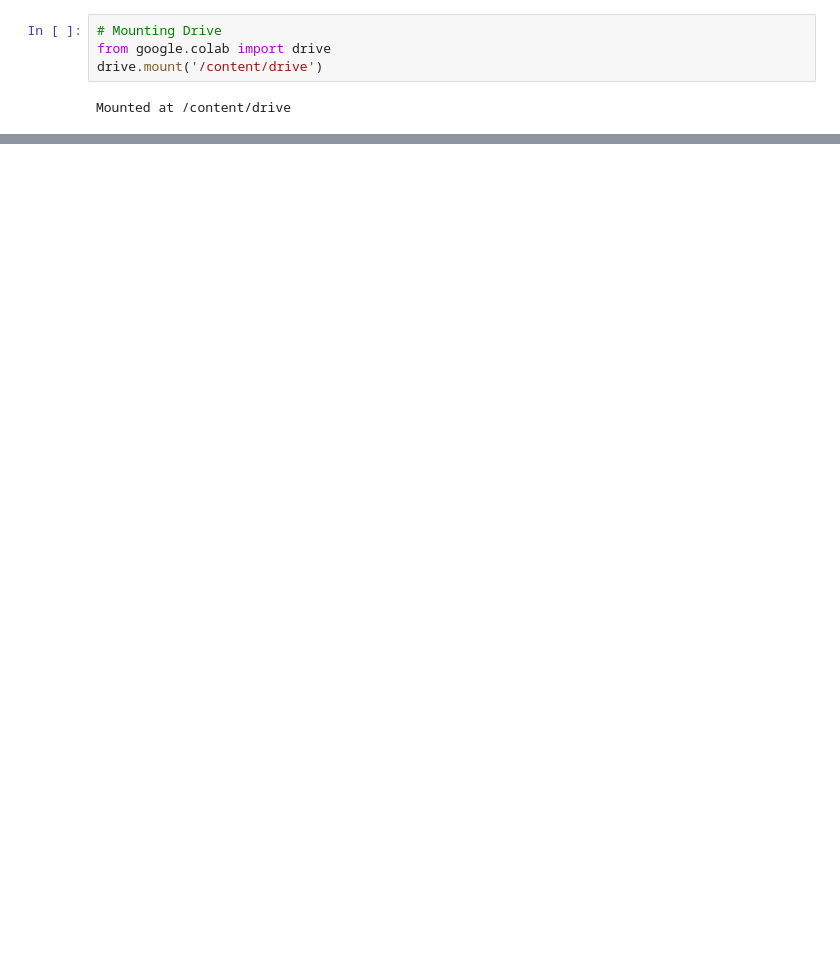
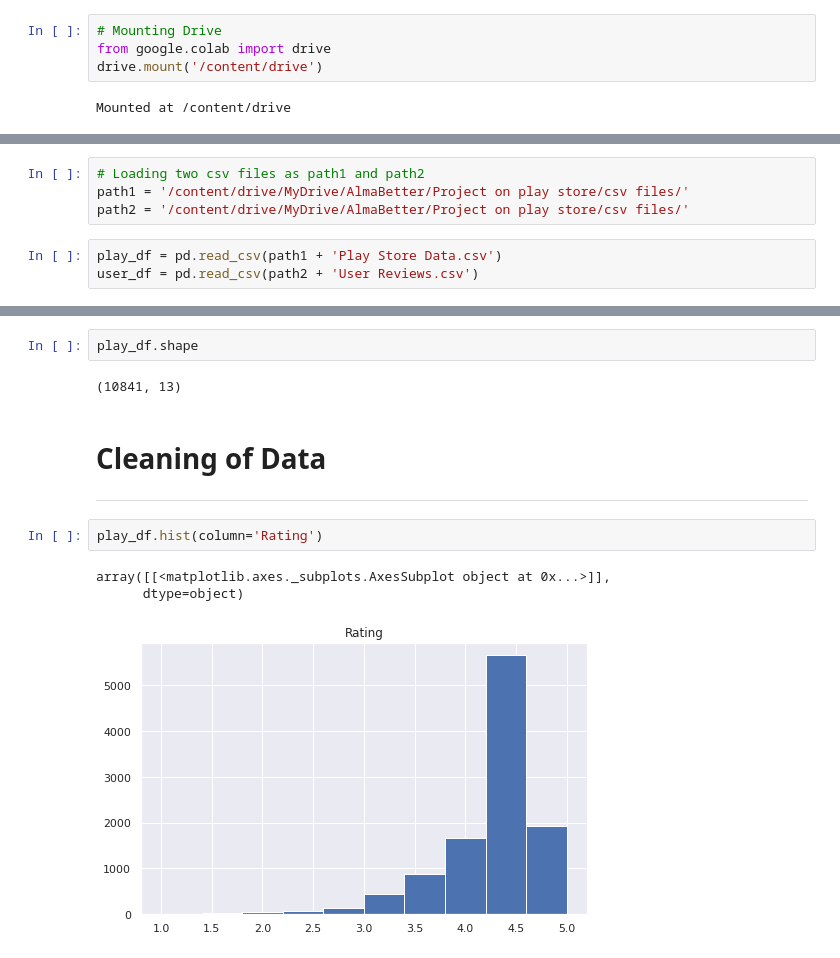
Before and after one commit to shirkepranav98/Play-Store-App-Review-Analysis-, a Jupyter notebook: Pranav_Shirke_Play_Store_App_Review_Analysis_EDA_Project.ipynb, the cells around one changed output, grey strips where cells are left out. Cells and saved outputs as stored; diff of their text form; blank space fills up the shorter version.

```diff
--- a/Pranav_Shirke_Play_Store_App_Review_Analysis_EDA_Project.ipynb
+++ b/Pranav_Shirke_Play_Store_App_Review_Analysis_EDA_Project.ipynb
@@ -112,0 +24,7 @@ ValueError: ignored
+# %%
+# Loading two csv files as path1 and path2
+path1 = '/content/drive/MyDrive/AlmaBetter/Project on play store/csv files/'
+path2 = '/content/drive/MyDrive/AlmaBetter/Project on play store/csv files/'
+# %%
+play_df = pd.read_csv(path1 + 'Play Store Data.csv')
+user_df = pd.read_csv(path2 + 'User Reviews.csv')
@@ -112,0 +102,13 @@ ValueError: ignored
+# %%
+play_df.shape
+# %% [output]
+(10841, 13)
+# %% [markdown]
+# Cleaning of Data
+---
+# %%
+play_df.hist(column='Rating')
+# %% [output]
+array([[<matplotlib.axes._subplots.AxesSubplot object at 0x...>]],
+      dtype=object)
+[figure, added]
```
Also changed, not shown: parts of 47 cells of this notebook.
